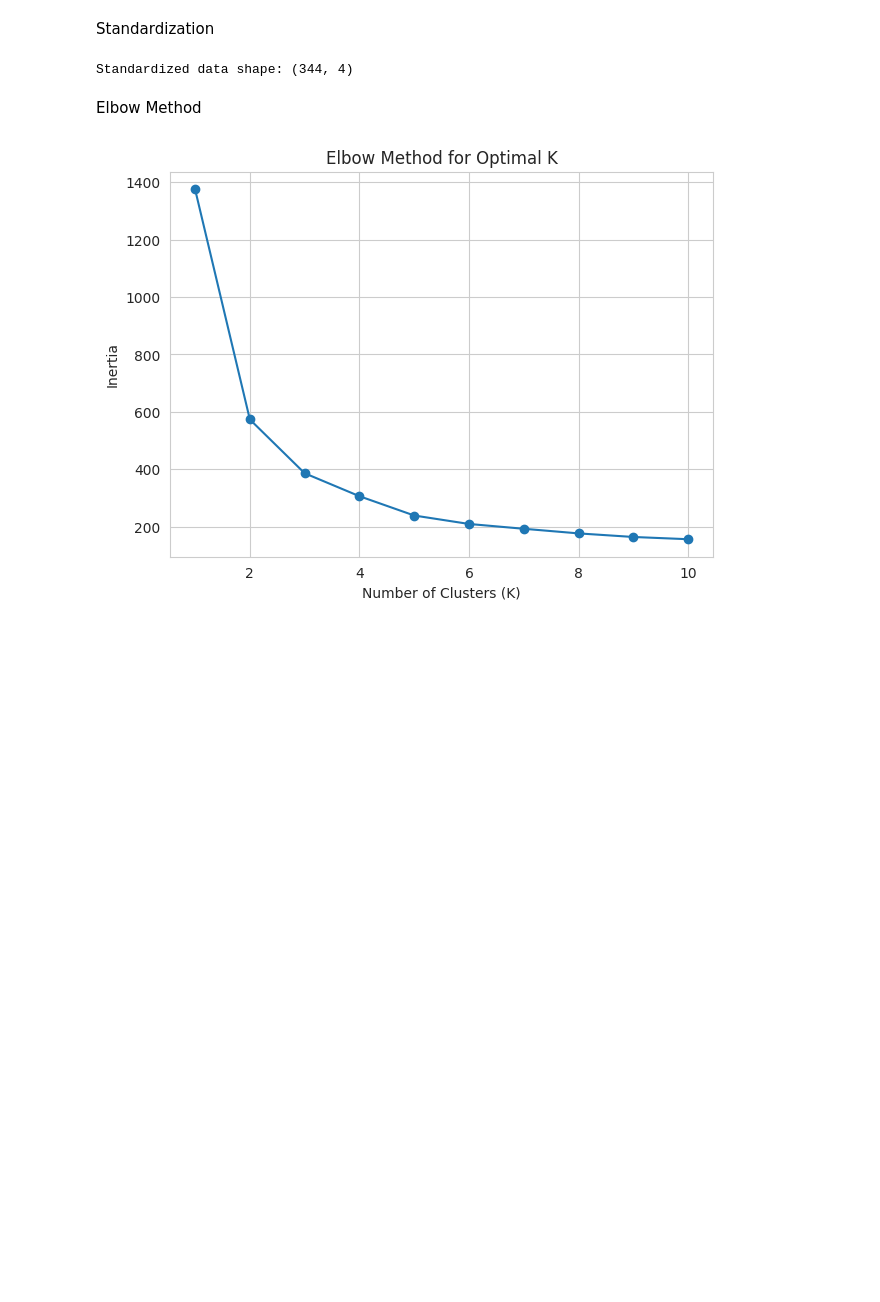
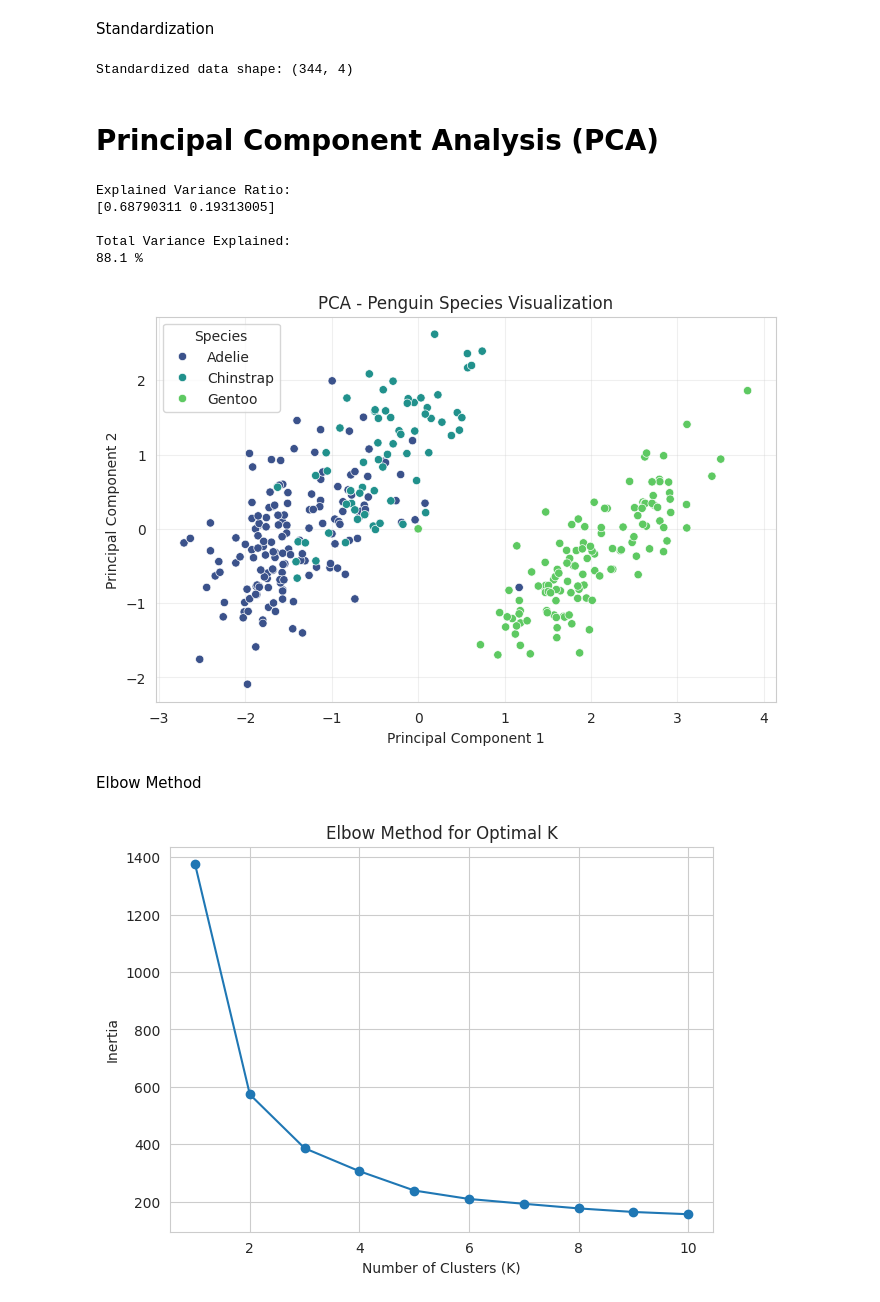
Before and after one commit to AyushFegade/ayushfegade, a Jupyter notebook: ayushfegade.ipynb, the cells around one changed output. Drawn from its saved outputs; the diff is of its cells as text; code cells hidden in the pictures; blank space fills up the shorter version.

```diff
--- a/ayushfegade.ipynb
+++ b/ayushfegade.ipynb
@@ -668,6 +668,49 @@ X_scaled = scaler.fit_transform(X)
 print("Standardized data shape:", X_scaled.shape)
 # %% [output]
 Standardized data shape: (344, 4)
+# %% [markdown]
+
+# Principal Component Analysis (PCA)
+# %%
+
+# Principal Component Analysis (PCA)
+
+from sklearn.decomposition import PCA
+
+# Apply PCA to reduce four features to two components
+pca = PCA(n_components=2)
+X_pca = pca.fit_transform(X_scaled)
+
+# Display explained variance
+print("Explained Variance Ratio:")
+print(pca.explained_variance_ratio_)
+
+print("\nTotal Variance Explained:")
+print(round(pca.explained_variance_ratio_.sum() * 100, 2), "%")
+
+# Visualize the two principal components
+plt.figure(figsize=(8, 5))
+
+sns.scatterplot(
+    x=X_pca[:, 0],
+    y=X_pca[:, 1],
+    hue=df['species'],
+    palette='viridis'
+)
+
+plt.xlabel("Principal Component 1")
+plt.ylabel("Principal Component 2")
+plt.title("PCA - Penguin Species Visualization")
+plt.legend(title="Species")
+plt.grid(True, alpha=0.3)
+plt.show()
+# %% [output]
+Explained Variance Ratio:
+[0.68790311 0.19313005]
+
+Total Variance Explained:
+88.1 %
+[figure, added]
 # %% [markdown]
 Elbow Method
 # %%
```
Also changed, not shown: parts of 2 cells of this notebook.
